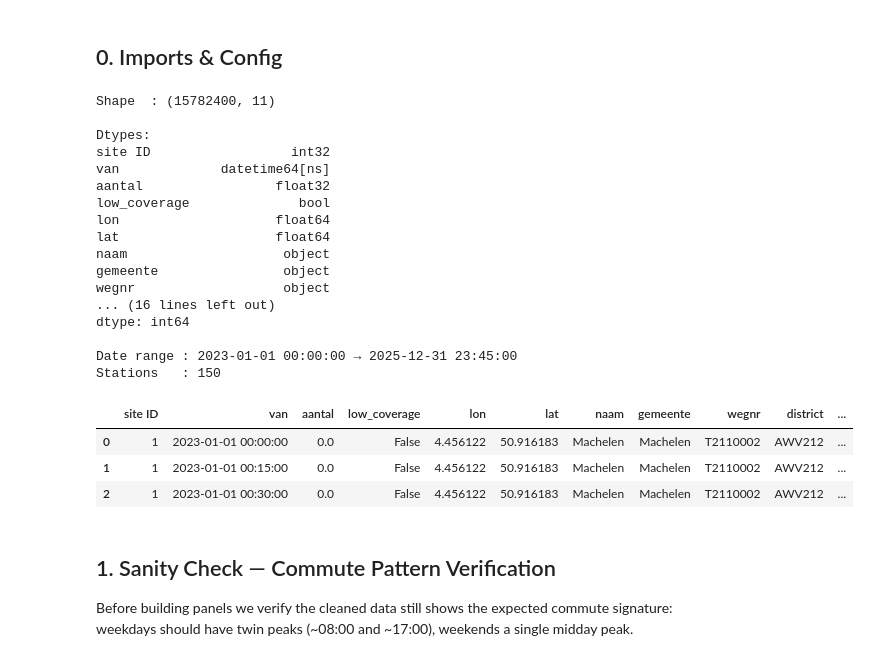
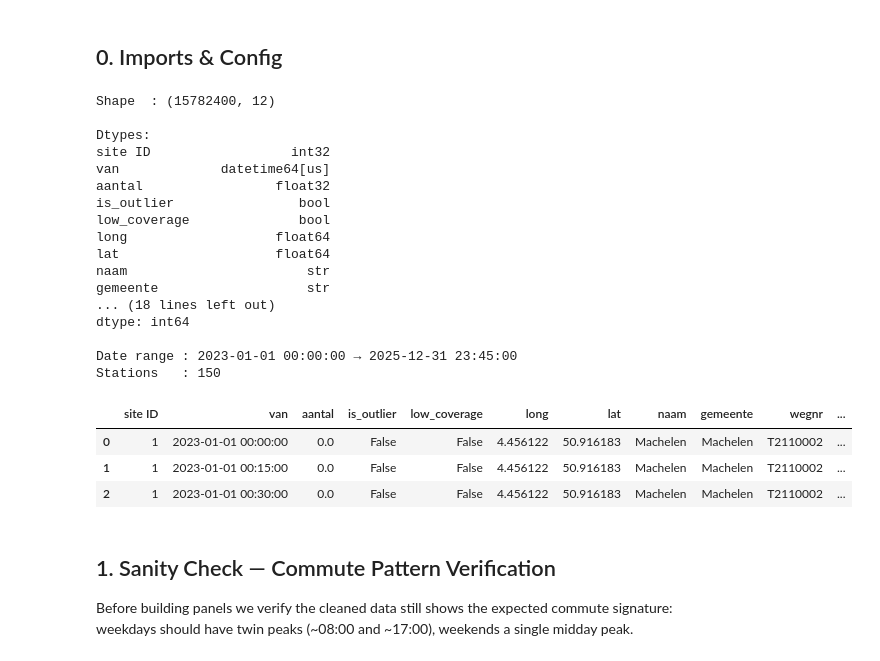
Before and after one commit to Queena34/mda-cycling-weather-group6, a Jupyter notebook: notebooks/03_panel_construction.ipynb, the cells around one changed output. Saved outputs shown, nothing was run; the diff lists cells and outputs as text; code cells hidden in the pictures.

```diff
--- a/notebooks/03_panel_construction.ipynb
+++ b/notebooks/03_panel_construction.ipynb
@@ -37,46 +37,46 @@ SEASON_MAP = {
 SEASON_COLORS = {
     "winter": "#4878d0",
     "spring": "#6acc65",
     "summer": "#d65f5f",
     "autumn": "#e07b39",
 }
 
-META_COLS = ["low_coverage", "lon", "lat", "naam",
-             "gemeente", "wegnr", "district", "install_date"]
+META_COLS = ["low_coverage", "long", "lat", "naam",
+             "gemeente", "wegnr", "district", "datum_van"]
 
 # ── load ──────────────────────────────────────────────────────────────────────
 df = pd.read_parquet(PROCESSED / "panel_15min_clean.parquet")
 
 print(f"Shape  : {df.shape}")
 print(f"\nDtypes:")
 print(df.dtypes)
 print(f"\nNaN per column:")
 print(df.isnull().sum())
 print(f"\nDate range : {df['van'].min()} → {df['van'].max()}")
 print(f"Stations   : {df['site ID'].nunique()}")
 df.head(3)
 # %% [output]
-Shape  : (15782400, 11)
+Shape  : (15782400, 12)
 
 Dtypes:
 site ID                  int32
-van             datetime64[ns]
+van             datetime64[us]
 aantal                 float32
+is_outlier                bool
 low_coverage              bool
-lon                    float64
+long                   float64
 lat                    float64
-naam                    object
-gemeente                object
-wegnr                   object
-... (16 lines left out)
+naam                       str
+gemeente                   str
+... (18 lines left out)
 dtype: int64
 
 Date range : 2023-01-01 00:00:00 → 2025-12-31 23:45:00
 Stations   : 150
-|  | site ID | van | aantal | low_coverage | lon | lat | naam | gemeente | wegnr | district | ... |
-| 0 | 1 | 2023-01-01 00:00:00 | 0.0 | False | 4.456122 | 50.916183 | Machelen | Machelen | T2110002 | AWV212 | ... |
-| 1 | 1 | 2023-01-01 00:15:00 | 0.0 | False | 4.456122 | 50.916183 | Machelen | Machelen | T2110002 | AWV212 | ... |
-| 2 | 1 | 2023-01-01 00:30:00 | 0.0 | False | 4.456122 | 50.916183 | Machelen | Machelen | T2110002 | AWV212 | ... |
+|  | site ID | van | aantal | is_outlier | low_coverage | long | lat | naam | gemeente | wegnr | ... |
+| 0 | 1 | 2023-01-01 00:00:00 | 0.0 | False | False | 4.456122 | 50.916183 | Machelen | Machelen | T2110002 | ... |
+| 1 | 1 | 2023-01-01 00:15:00 | 0.0 | False | False | 4.456122 | 50.916183 | Machelen | Machelen | T2110002 | ... |
+| 2 | 1 | 2023-01-01 00:30:00 | 0.0 | False | False | 4.456122 | 50.916183 | Machelen | Machelen | T2110002 | ... |
 # %% [markdown]
 ## 1. Sanity Check — Commute Pattern Verification
 
```
Also changed, not shown: parts of 5 cells of this notebook, 1 other file.
